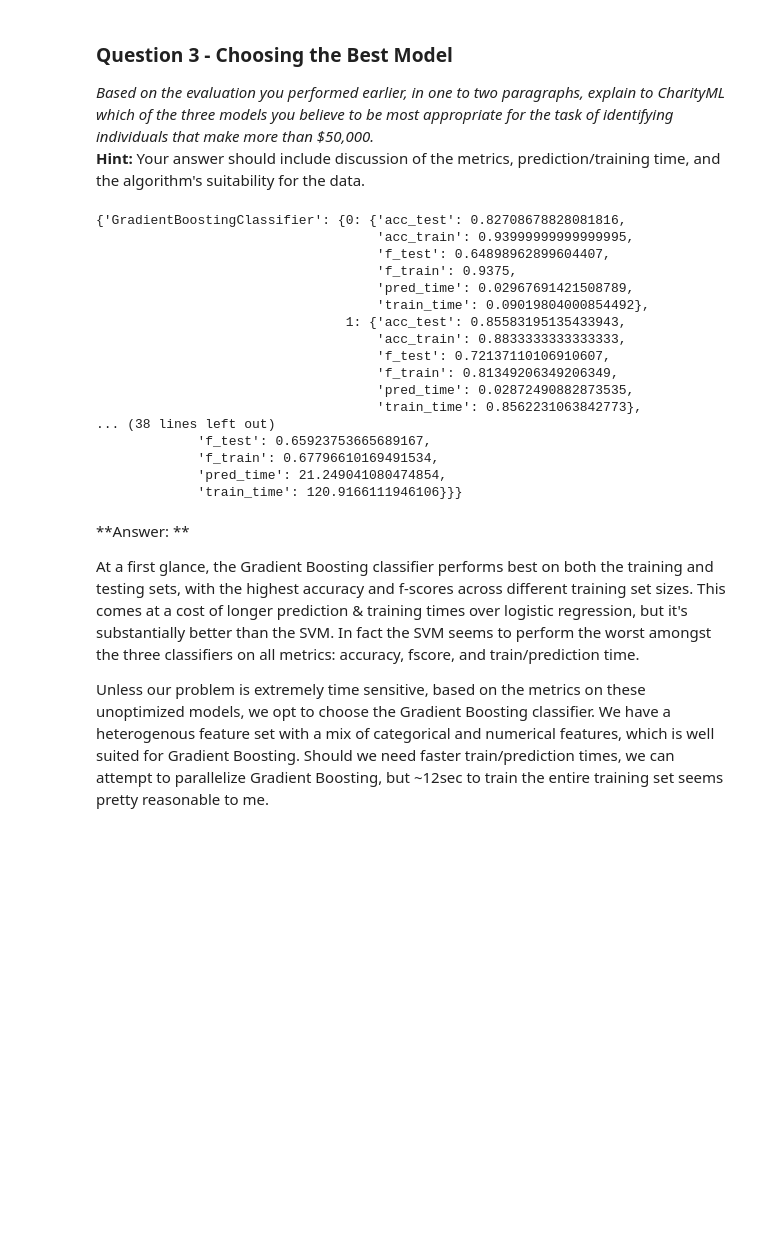
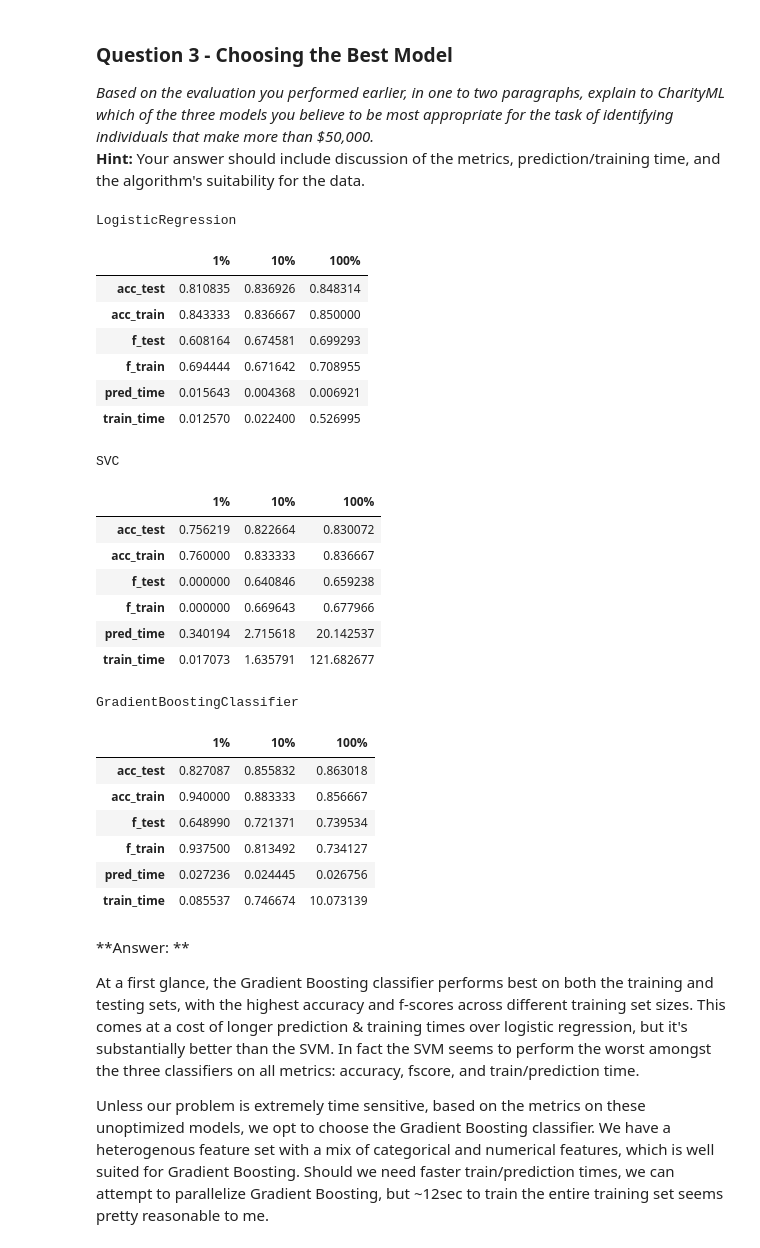
Before and after one commit to bestkao/finding_donors, a Jupyter notebook: finding_donors.ipynb, the cells around one changed output. Cells and saved outputs as stored; diff of their text form; code cells hidden in the pictures; blank space fills up the shorter version.

Commit message:
acc/f-scores on all data; simple explain model; update score-compare table

```diff
--- a/finding_donors.ipynb
+++ b/finding_donors.ipynb
@@ -137,11 +137,11 @@ Additionally, as with the non-numeric features, we need to convert the non-numer
  - Convert the target label `'income_raw'` to numerical entries.
    - Set records with "<=50K" to `0` and records with ">50K" to `1`.
 # %%
-# TODO: One-hot encode the 'features_raw' data using pandas.get_dummies()
+# One-hot encode the 'features_raw' data using pandas.get_dummies()
 features = pd.get_dummies(features_raw)
 
-# TODO: Encode the 'income_raw' data to numerical values
-income = pd.get_dummies(income_raw)
+# Encode the 'income_raw' data to numerical values
+income = pd.get_dummies(income_raw)['>50K']
 
 # Print the number of features after one-hot encoding
 encoded = list(features.columns)
@@ -162,8 +162,6 @@ from sklearn.model_selection import train_test_split
 
 # Split the 'features' and 'income' data into training and testing sets
 X_train, X_test, y_train, y_test = train_test_split(features, income, test_size = 0.2, random_state = 0)
-y_train = y_train['>50K']
-y_test = y_test['>50K']
 
 # Show the results of the split
 print "Training set has {} samples.".format(X_train.shape[0])
@@ -384,27 +379,35 @@ In this final section, you will choose from the three supervised learning models
 ### Question 3 - Choosing the Best Model
 *Based on the evaluation you performed earlier, in one to two paragraphs, explain to *CharityML* which of the three models you believe to be most appropriate for the task of identifying individuals that make more than \$50,000.*
 **Hint:** Your answer should include discussion of the metrics, prediction/training time, and the algorithm's suitability for the data.
-# %%
-from pprint import pprint
-pprint(results)
-# %% [output]
-{'GradientBoostingClassifier': {0: {'acc_test': 0.82708678828081816,
-                                    'acc_train': 0.93999999999999995,
-                                    'f_test': 0.64898962899604407,
-                                    'f_train': 0.9375,
-                                    'pred_time': 0.02967691421508789,
-                                    'train_time': 0.09019804000854492},
-                                1: {'acc_test': 0.85583195135433943,
-                                    'acc_train': 0.8833333333333333,
-                                    'f_test': 0.72137110106910607,
-                                    'f_train': 0.81349206349206349,
-                                    'pred_time': 0.02872490882873535,
-                                    'train_time': 0.8562231063842773},
-... (38 lines left out)
-             'f_test': 0.65923753665689167,
-             'f_train': 0.67796610169491534,
-             'pred_time': 21.249041080474854,
-             'train_time': 120.9166111946106}}}
+# %%
+for i in results.items():
+    print i[0]
+    display(pd.DataFrame(i[1]).rename(columns={0:'1%', 1:'10%', 2:'100%'}))
+# %% [output]
+LogisticRegression
+|  | 1% | 10% | 100% |
+| acc_test | 0.810835 | 0.836926 | 0.848314 |
+| acc_train | 0.843333 | 0.836667 | 0.850000 |
+| f_test | 0.608164 | 0.674581 | 0.699293 |
+| f_train | 0.694444 | 0.671642 | 0.708955 |
+| pred_time | 0.015643 | 0.004368 | 0.006921 |
+| train_time | 0.012570 | 0.022400 | 0.526995 |
+SVC
+|  | 1% | 10% | 100% |
+| acc_test | 0.756219 | 0.822664 | 0.830072 |
+| acc_train | 0.760000 | 0.833333 | 0.836667 |
+| f_test | 0.000000 | 0.640846 | 0.659238 |
+| f_train | 0.000000 | 0.669643 | 0.677966 |
+| pred_time | 0.340194 | 2.715618 | 20.142537 |
+| train_time | 0.017073 | 1.635791 | 121.682677 |
+GradientBoostingClassifier
+|  | 1% | 10% | 100% |
+| acc_test | 0.827087 | 0.855832 | 0.863018 |
+| acc_train | 0.940000 | 0.883333 | 0.856667 |
+| f_test | 0.648990 | 0.721371 | 0.739534 |
+| f_train | 0.937500 | 0.813492 | 0.734127 |
+| pred_time | 0.027236 | 0.024445 | 0.026756 |
+| train_time | 0.085537 | 0.746674 | 10.073139 |
 # %% [markdown]
 **Answer: **
 
```
Also changed, not shown: parts of 11 cells of this notebook, 1 other file.
